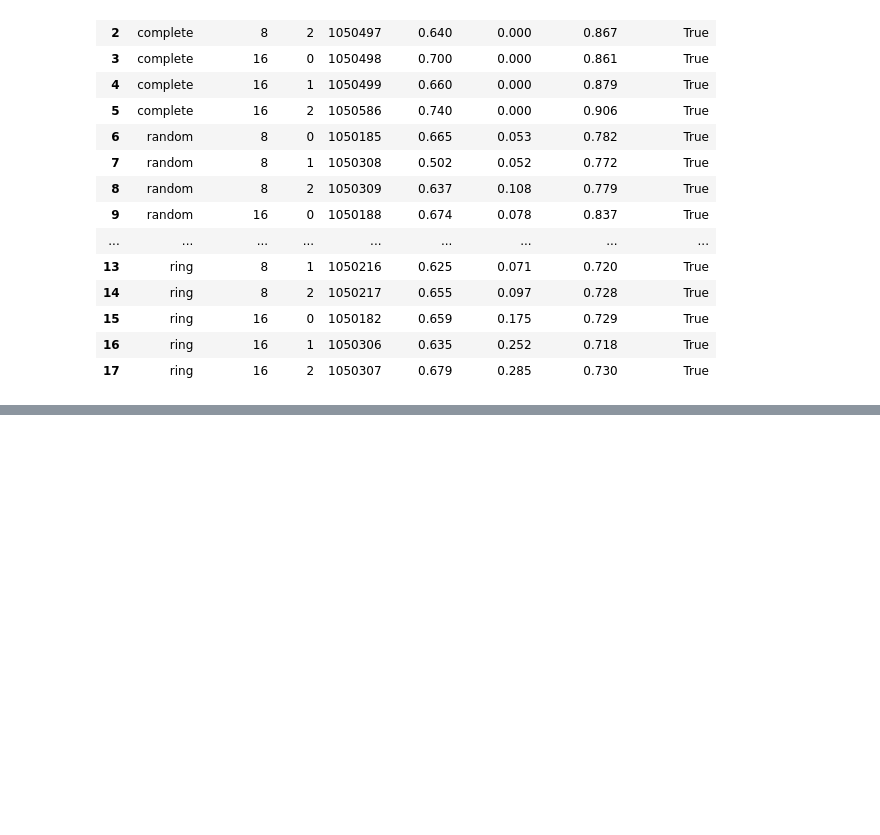
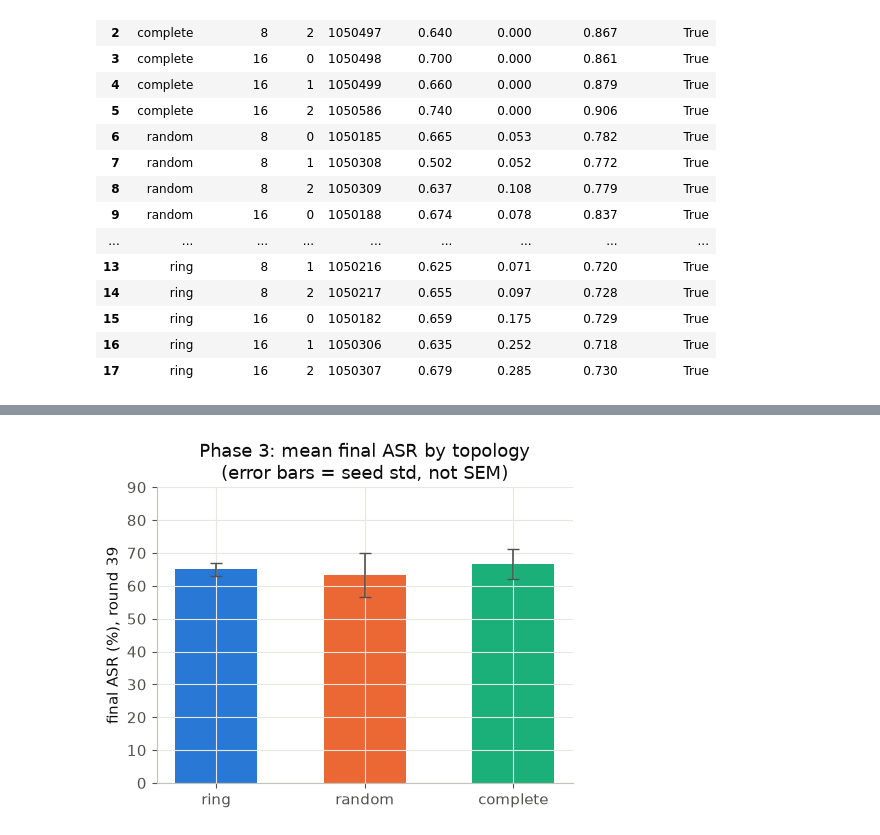
Before and after one commit to M-9acem/p2p_safety_agent_erosion, a Jupyter notebook: notebooks/results_analysis.ipynb, the cells around one changed output, grey strips where cells are left out. Cells and saved outputs as stored; diff of their text form; code cells hidden in the pictures; blank space fills up the shorter version.

```diff
--- a/notebooks/results_analysis.ipynb
+++ b/notebooks/results_analysis.ipynb
@@ -282,0 +291,14 @@ phase3_df
+# %%
+by_topology = phase3_df.groupby("topology")["final_asr"].agg(["mean", "std", "count"]).reindex(TOPOLOGY_ORDER)
+by_topology.columns = ["mean_final_asr", "seed_std", "n_runs"]
+print("by topology (6 runs each, both agent counts pooled):")
+display(by_topology)
+
+by_n_agents = phase3_df.groupby("n_agents")["final_asr"].agg(["mean", "std", "count"])
+by_n_agents.columns = ["mean_final_asr", "seed_std", "n_runs"]
+print("\nby agent count (9 runs each, all topologies pooled):")
+display(by_n_agents)
+
+between_topology_spread = by_topology["mean_final_asr"].max() - by_topology["mean_final_asr"].min()
+print(f"\nbetween-topology spread in mean final ASR: {between_topology_spread:.1%}")
+print(f"within-topology seed std ranges: {by_topology['seed_std'].min():.1%} to {by_topology['seed_std'].max():.1%}")
@@ -282,0 +319,14 @@ phase3_df
+# %%
+fig, ax = plt.subplots(figsize=(5, 4))
+x = range(len(TOPOLOGY_ORDER))
+ax.bar(x, by_topology["mean_final_asr"] * 100, yerr=by_topology["seed_std"] * 100,
+       color=[COLOR[t] for t in TOPOLOGY_ORDER], width=0.55, capsize=4,
+       error_kw={"ecolor": "#52514e", "linewidth": 1.2})
+ax.set_xticks(list(x))
+ax.set_xticklabels(TOPOLOGY_ORDER)
+ax.set_ylabel("final ASR (%), round 39")
+ax.set_title("Phase 3: mean final ASR by topology\n(error bars = seed std, not SEM)")
+ax.set_ylim(0, 90)
+fig.tight_layout()
+# %% [output]
+[figure, added]
```
Also changed, not shown: parts of 9 cells of this notebook.
